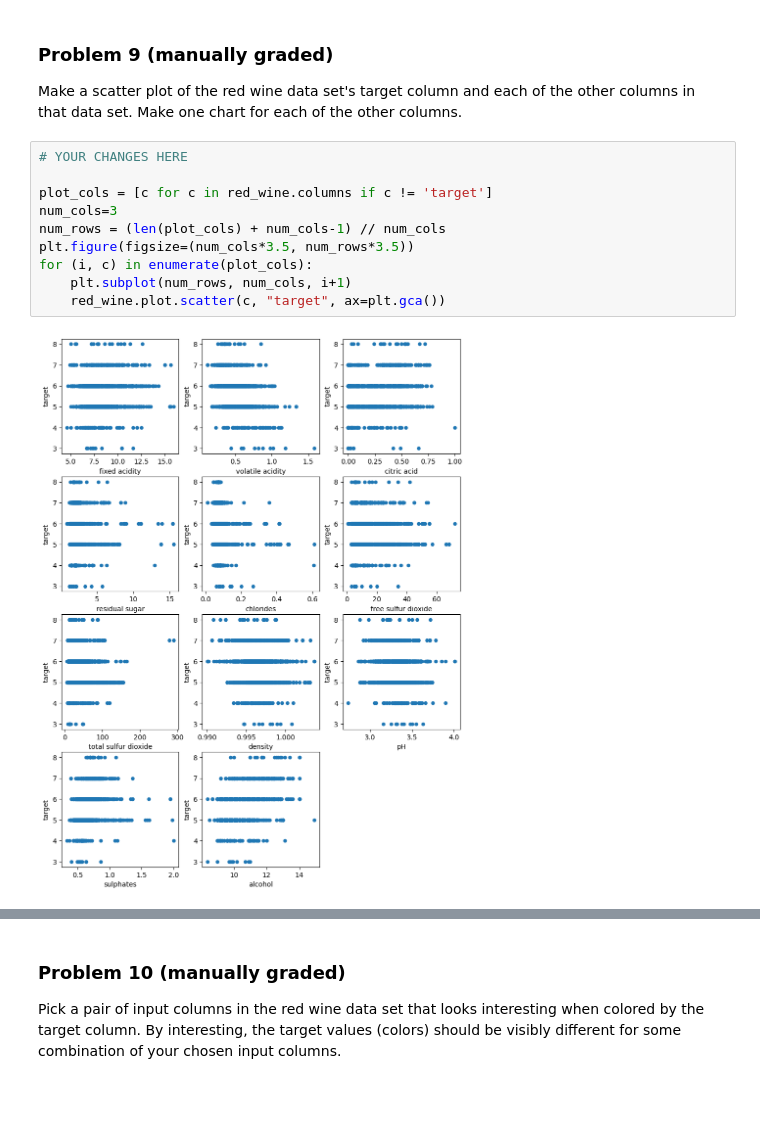
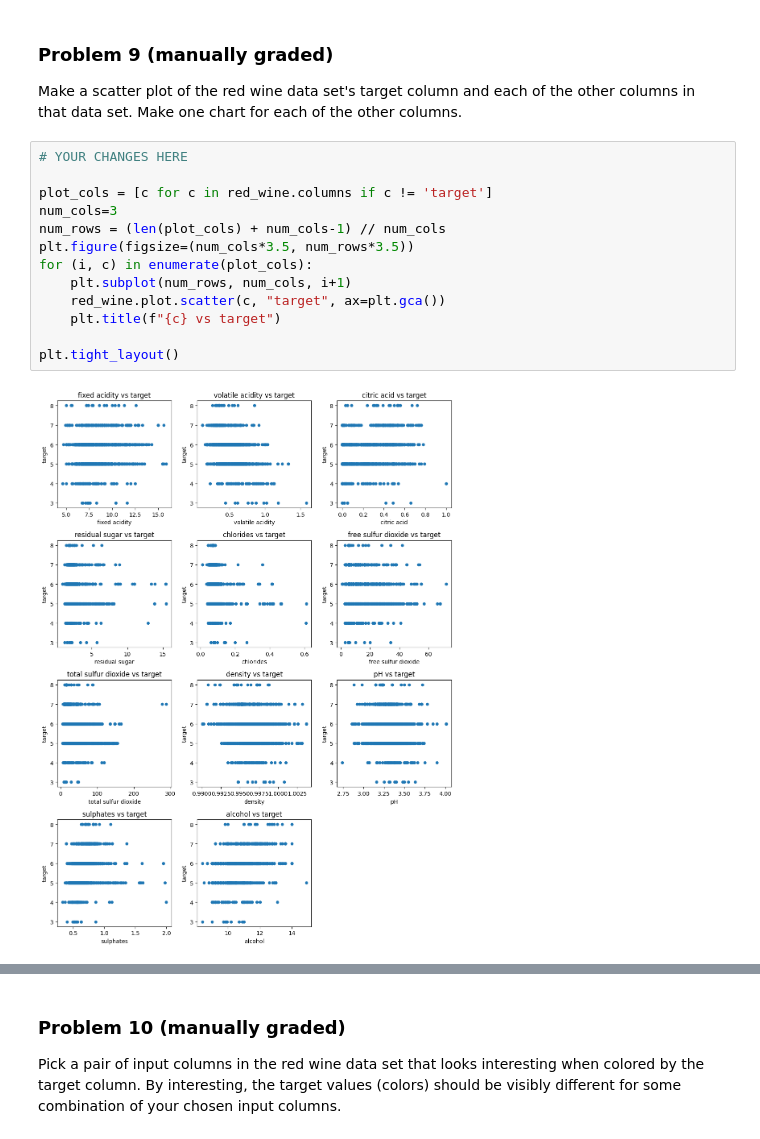
Before and after one commit to RajuNatesanBU/25fallcdsdx602_o1, a Jupyter notebook: dx602-homework-10/homework.ipynb, the cells around one changed output, grey strips where cells are left out. Drawn from its saved outputs; the diff is of its cells as text; blank space fills up the shorter version.

```diff
--- a/dx602-homework-10/homework.ipynb
+++ b/dx602-homework-10/homework.ipynb
@@ -185,15 +185,18 @@ Make one chart for each of the other columns.
 # %%
 # YOUR CHANGES HERE
 
 plot_cols = [c for c in red_wine.columns if c != 'target']
 num_cols=3
 num_rows = (len(plot_cols) + num_cols-1) // num_cols
 plt.figure(figsize=(num_cols*3.5, num_rows*3.5))
 for (i, c) in enumerate(plot_cols):
     plt.subplot(num_rows, num_cols, i+1)
     red_wine.plot.scatter(c, "target", ax=plt.gca())
+    plt.title(f"{c} vs target")
+
+plt.tight_layout()
 # %% [output]
-[figure, old version]
+[figure, new version]
 # %% [markdown]
 <div style="page-break-after: always;"></div>
 # %% [markdown]
```
Also changed, not shown: parts of 1 cell of this notebook.
